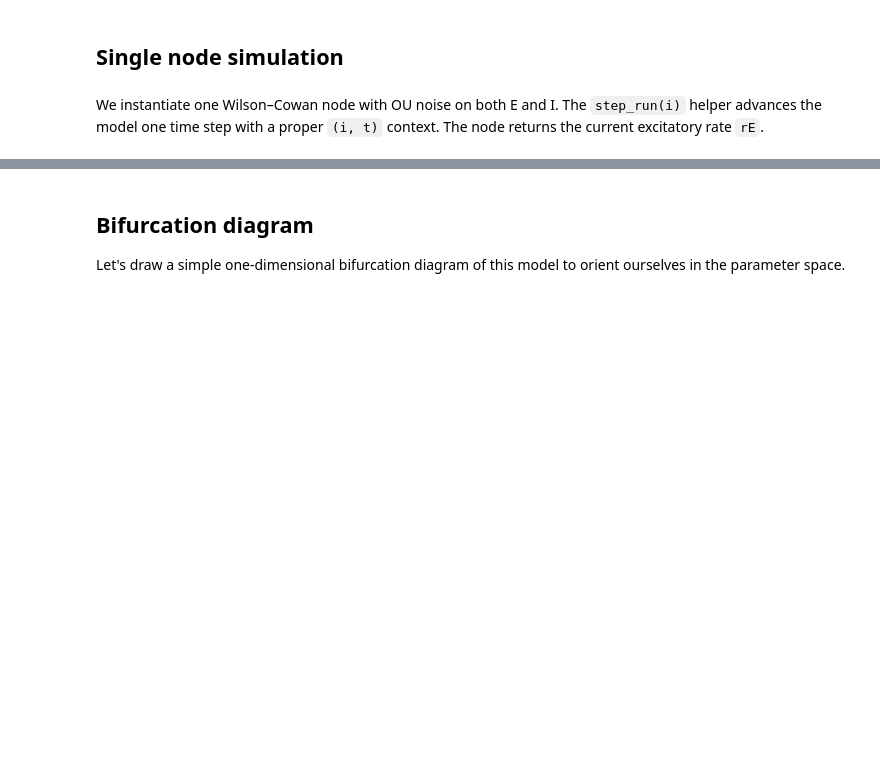
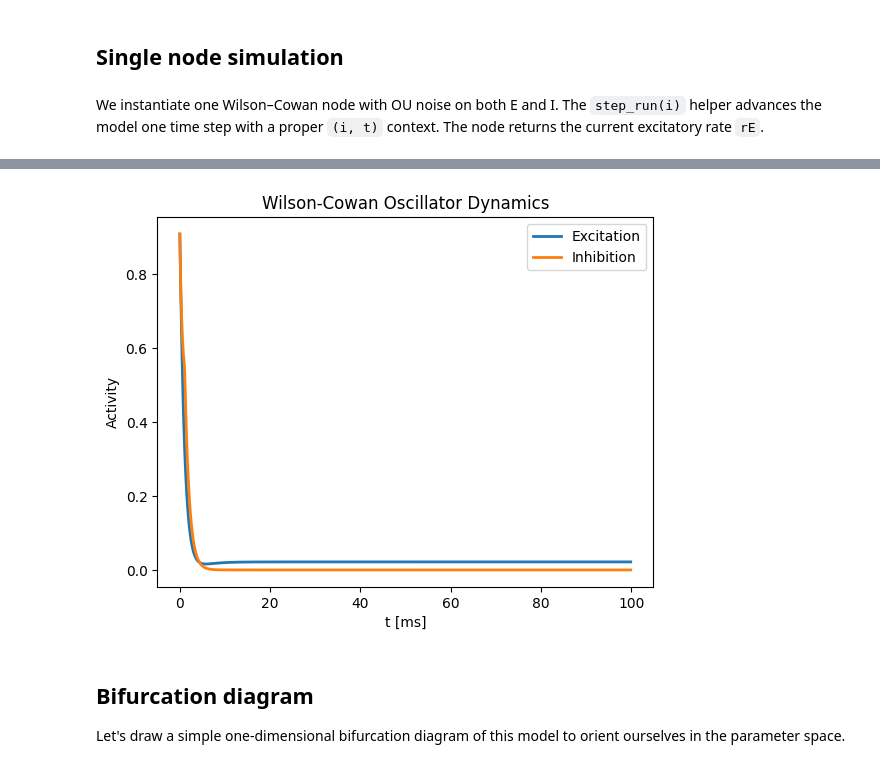
Before and after one commit to chaobrain/brainmass, a Jupyter notebook: examples/001-wilson-wowan-osillator.ipynb, the cells around one changed output, grey strips where cells are left out. Saved outputs shown, nothing was run; the diff lists cells and outputs as text; code cells hidden in the pictures; blank space fills up the shorter version.

```diff
--- a/examples/001-wilson-wowan-osillator.ipynb
+++ b/examples/001-wilson-wowan-osillator.ipynb
@@ -138,3 +180,37 @@ plt.show()
+# %%
+node = brainmass.WilsonCowanStep(
+    1,
+    wEE=20.,
+    wEI=21.,
+    wIE=16.,
+    wII=6.,
+    a_E=1.6,
+    a_I=7.0,
+    rE_init=braintools.init.Constant(1.),
+    rI_init=braintools.init.Constant(1.),
+    # noise_E=brainmass.OUProcess(1, sigma=0.01, init=braintools.init.ZeroInit()),
+    # noise_I=brainmass.OUProcess(1, sigma=0.01, init=braintools.init.ZeroInit()),
+)
+node.init_all_states()
+
+
+def step_run(i):
+    node.update()
+    return node.rE.value, node.rI.value
+
+
+indices = np.arange(1000)
+exes, inhs = brainstate.transform.for_loop(step_run, indices)
+
+plt.plot(indices * brainstate.environ.get_dt(), exes, lw=2, label='Excitation')
+plt.plot(indices * brainstate.environ.get_dt(), inhs, lw=2, label='Inhibition')
+plt.title("Wilson-Cowan Oscillator Dynamics")
+plt.legend()
+plt.xlabel("t [ms]")
+plt.ylabel("Activity")
+plt.show()
+# %% [output]
+[figure, added]
 # %% [markdown]
 ## Bifurcation diagram
 
```
Also changed, not shown: parts of 13 cells of this notebook, 6 other files.
